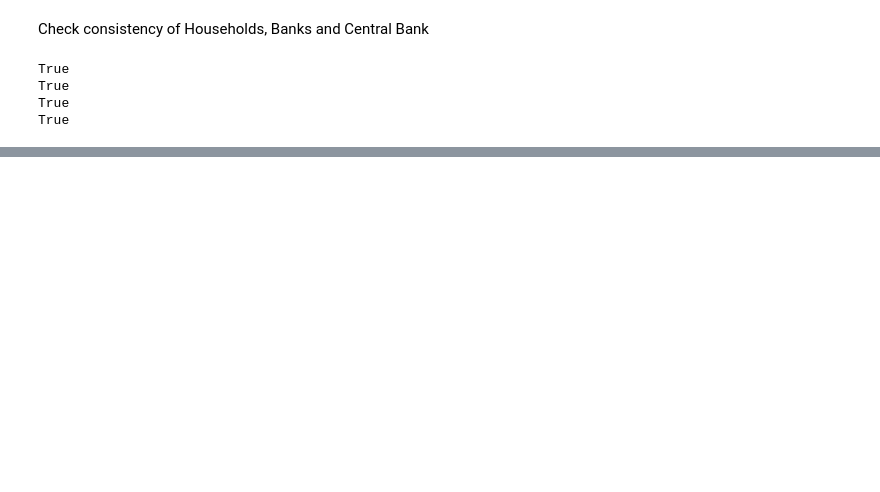
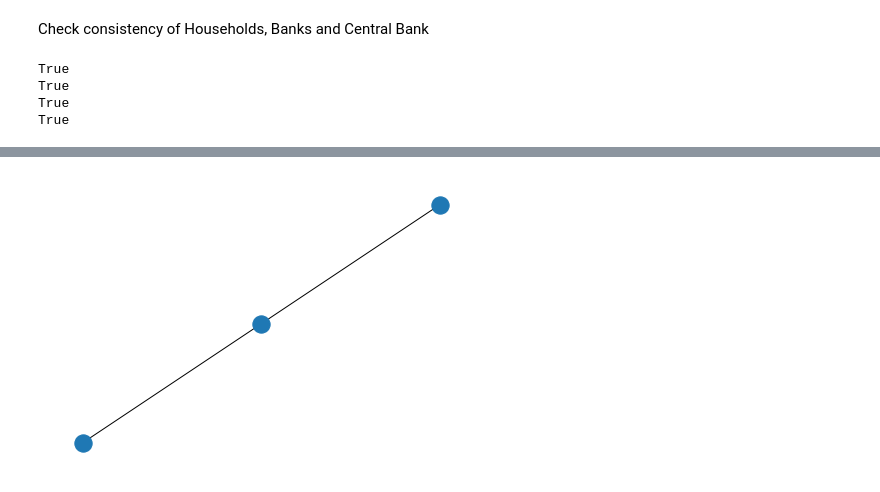
Before and after one commit to JonathanRossouw/Thesis, a Jupyter notebook: thesis/thesis_example.ipynb, the cells around one changed output, grey strips where cells are left out. Saved outputs shown, nothing was run; the diff lists cells and outputs as text; code cells hidden in the pictures; blank space fills up the shorter version.

```diff
--- a/thesis/thesis_example.ipynb
+++ b/thesis/thesis_example.ipynb
@@ -206,0 +208,5 @@ nx.draw_shell(environment.network)
+# %%
+import networkx as nx
+nx.draw(environment.employment_network)
+# %% [output]
+[figure, added]
```
Also changed, not shown: parts of 8 cells of this notebook, 14 other files.
